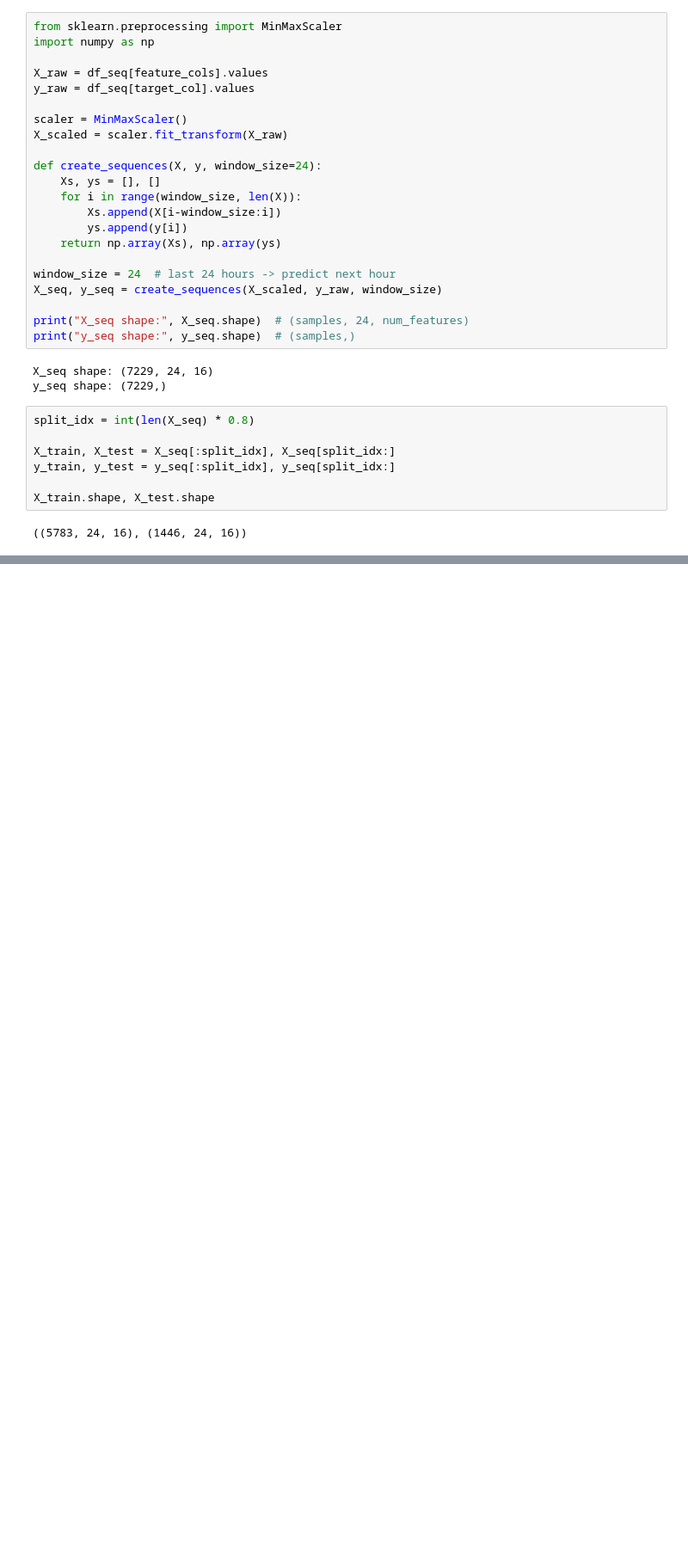
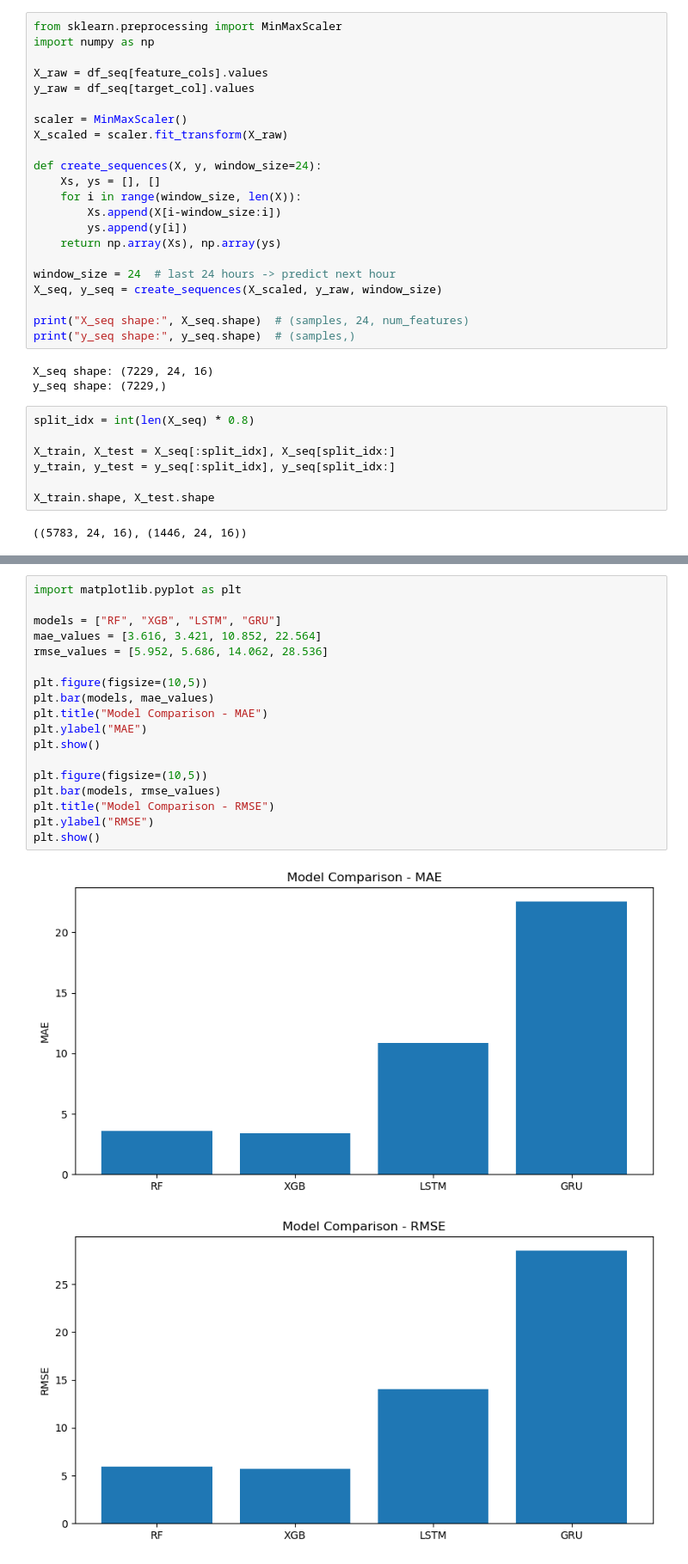
Before and after one commit to JayaSaiKishore7/AirQuality_AnalysisFR, a Jupyter notebook: notebooks/DeepLearning.ipynb, the cells around one changed output, grey strips where cells are left out. Shown at 86% size. Cells and saved outputs as stored; diff of their text form; blank space fills up the shorter version.

```diff
--- a/notebooks/DeepLearning.ipynb
+++ b/notebooks/DeepLearning.ipynb
@@ -236,0 +398,21 @@ R²  : 0.7450
+# %%
+import matplotlib.pyplot as plt
+
+models = ["RF", "XGB", "LSTM", "GRU"]
+mae_values = [3.616, 3.421, 10.852, 22.564]
+rmse_values = [5.952, 5.686, 14.062, 28.536]
+
+plt.figure(figsize=(10,5))
+plt.bar(models, mae_values)
+plt.title("Model Comparison - MAE")
+plt.ylabel("MAE")
+plt.show()
+
+plt.figure(figsize=(10,5))
+plt.bar(models, rmse_values)
+plt.title("Model Comparison - RMSE")
+plt.ylabel("RMSE")
+plt.show()
+# %% [output]
+[figure, added]
+[figure, added]
```
Also changed, not shown: parts of 16 cells of this notebook.
